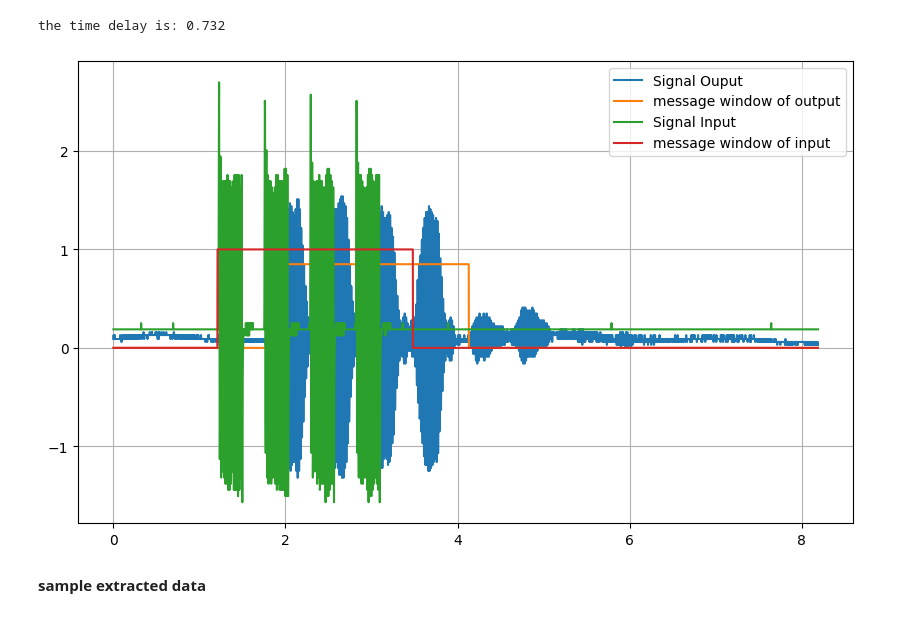
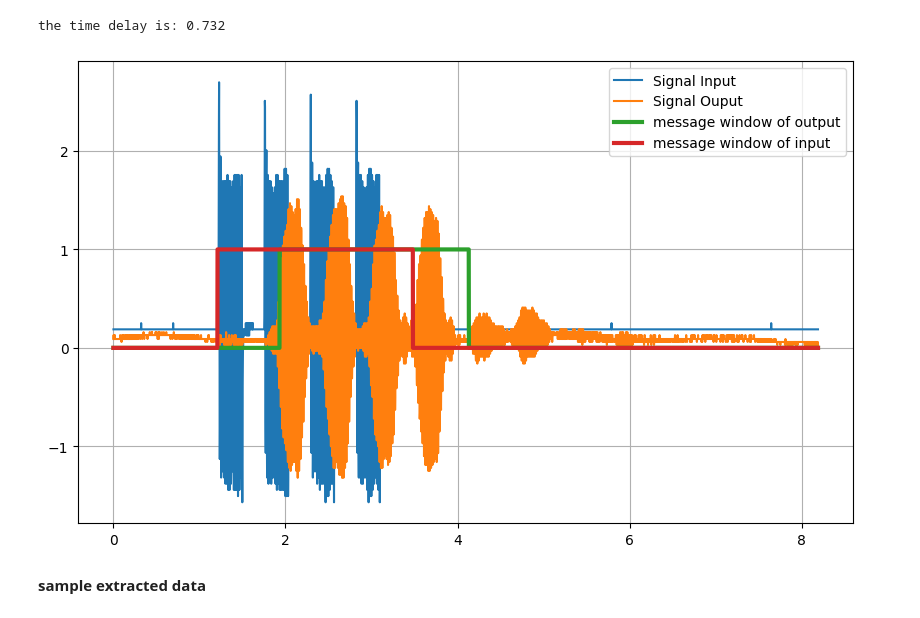
Before and after one commit to chenscheim97/iPIPE, a Jupyter notebook: signal_sample_analysis.ipynb, the cells around one changed output. Saved outputs shown, nothing was run; the diff lists cells and outputs as text; code cells hidden in the pictures.

```diff
--- a/signal_sample_analysis.ipynb
+++ b/signal_sample_analysis.ipynb
@@ -169,28 +169,25 @@ first_non_zero_index_out = non_zero_indices_out[0][0]
 time_delay = np.abs(time_out[first_non_zero_index_out] - time_in[first_non_zero_index_in])
 print("the time delay is: {}".format(time_delay))
 
-volts_out =  volts_out
+volts_out = 100 * volts_out
 # %% [output]
 the time delay is: 0.732
 # %%
-volts_out = 100 * volts_out
 
 heaviside_values_in = np.heaviside(time_in - time_in[first_non_zero_index_in], 1) - + \
                       np.heaviside(time_in - (time_in[first_non_zero_index_in] + 8*bit_len_in*clock), 1)
 
-heaviside_values_out = 0.85 * (np.heaviside(time_in - (1.2 + time_delay), 1) - np.heaviside(time_in - (3.4 + time_delay), 1))
+heaviside_values_out = np.heaviside(time_in - (1.2 + time_delay), 1) - np.heaviside(time_in - (3.4 + time_delay), 1)
 
 plt.figure(figsize=(10,6))
-
+plt.plot(time_in, volts_in, label="Signal Input")
 plt.plot(time_out, volts_out, label="Signal Ouput")
-plt.plot(time_in, heaviside_values_out, label="message window of output")
-
-plt.plot(time_in, volts_in, label="Signal Input")
-plt.plot(time_in, heaviside_values_in, label="message window of input")
+plt.plot(time_in, heaviside_values_out, label="message window of output", linewidth=3)
+plt.plot(time_in, heaviside_values_in, label="message window of input", linewidth=3)
 plt.legend()
 plt.grid()
 # %% [output]
-[figure, old version]
+[figure, new version]
 # %% [markdown]
 **sample extracted data**
 # %%
```
